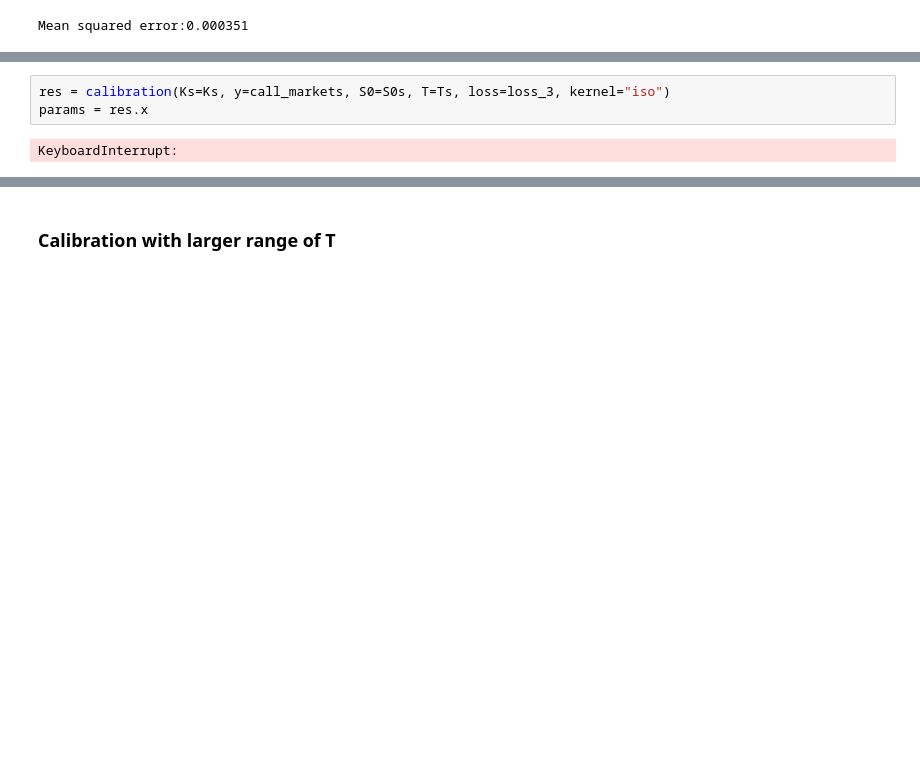
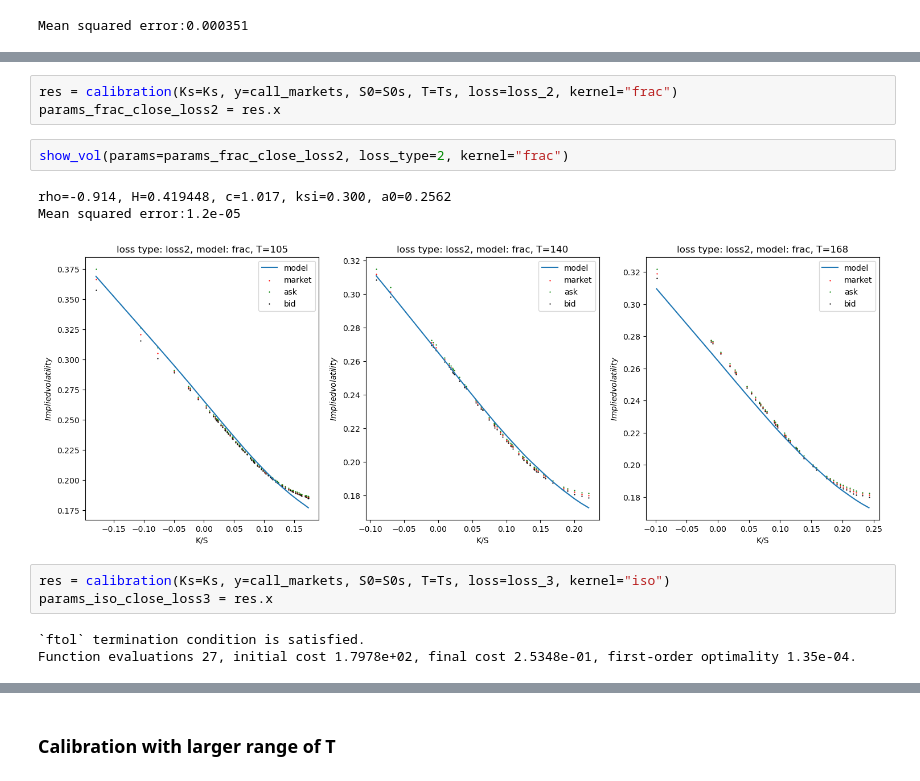
Before and after one commit to GearlessJohn/deep-pricing, a Jupyter notebook: src/simulation_Xt_V1.ipynb, the cells around one changed output, grey strips where cells are left out. Drawn from its saved outputs; the diff is of its cells as text; blank space fills up the shorter version.

```diff
--- a/src/simulation_Xt_V1.ipynb
+++ b/src/simulation_Xt_V1.ipynb
@@ -1116,5 +1145,15 @@ Mean squared error:1.49e-05
+# %%
+res = calibration(Ks=Ks, y=call_markets, S0=S0s, T=Ts, loss=loss_2, kernel="frac")
+params_frac_close_loss2 = res.x
+# %%
+show_vol(params=params_frac_close_loss2, loss_type=2, kernel="frac")
+# %% [output]
+rho=-0.914, H=0.419448, c=1.017, ksi=0.300, a0=0.2562
+Mean squared error:1.2e-05
+[figure, added]
 # %%
 res = calibration(Ks=Ks, y=call_markets, S0=S0s, T=Ts, loss=loss_3, kernel="iso")
-params = res.x
+params_iso_close_loss3 = res.x
 # %% [output]
-KeyboardInterrupt:
+`ftol` termination condition is satisfied.
+Function evaluations 27, initial cost 1.7978e+02, final cost 2.5348e-01, first-order optimality 1.35e-04.
```
Also changed, not shown: parts of 64 cells of this notebook.
